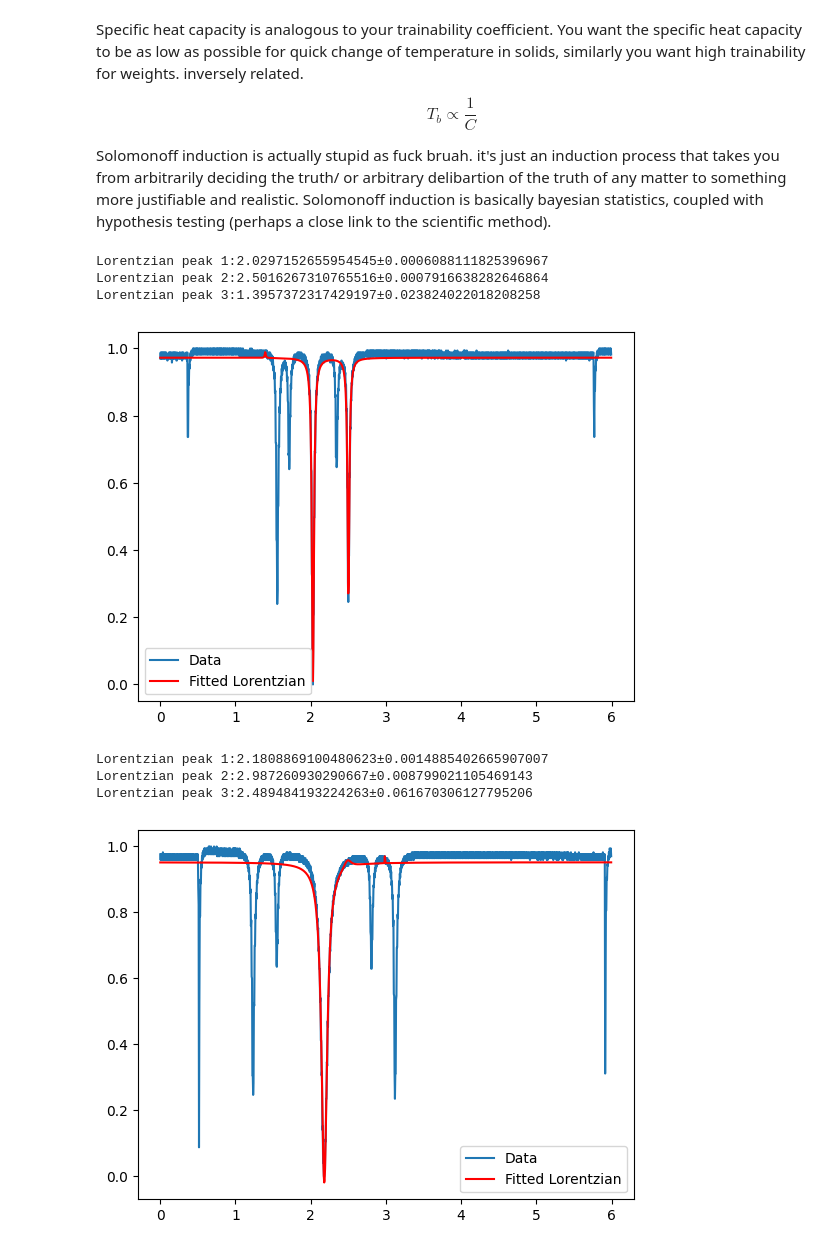
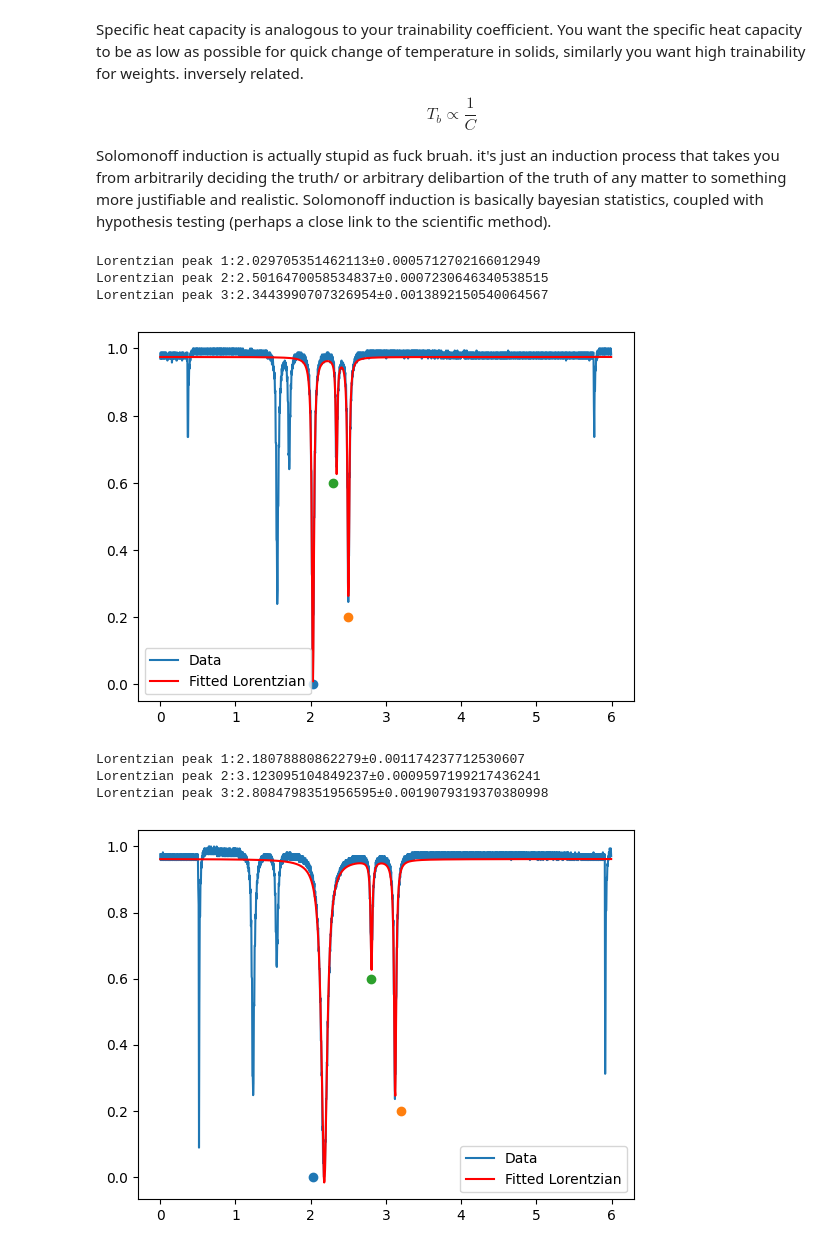
Before and after one commit to imathrock/Optical_Pumping, a Jupyter notebook: Data_analysis.ipynb, the cells around one changed output. Cells and saved outputs as stored; diff of their text form; code cells hidden in the pictures.

```diff
--- a/Data_analysis.ipynb
+++ b/Data_analysis.ipynb
@@ -68,24 +68,27 @@ def fit_lorentzian(p0,df):
     print(f"Lorentzian peak 2:{popt[5]}±{perr[5]}")
     print(f"Lorentzian peak 3:{popt[8]}±{perr[8]}")
     plt.plot(x_data, y_data, label='Data')
+    plt.scatter(p0[2],p0[1])
+    plt.scatter(p0[5],p0[4])
+    plt.scatter(p0[8],p0[7])
     plt.plot(x_data, triple_lorentzian(x_data, *popt), 'r-', label='Fitted Lorentzian')
     plt.legend()
     plt.show()
     return popt,perr
 # %%
-p0_guess = [1.0,-1.0,2.025,0.018,-0.75,2.5,0.023,-0.5,1.5,0.022]
+p0_guess = [1.0,0,2.025,0.018,0.2,2.5,0.023,0.6,2.3,0.022]
 popt,perr = fit_lorentzian(p0_guess,df_25)
 # %% [output]
-Lorentzian peak 1:2.0297152655954545±0.0006088111825396967
-Lorentzian peak 2:2.5016267310765516±0.0007916638282646864
-Lorentzian peak 3:1.3957372317429197±0.023824022018208258
+Lorentzian peak 1:2.029705351462113±0.0005712702166012949
+Lorentzian peak 2:2.5016470058534837±0.0007230646340538515
+Lorentzian peak 3:2.3443990707326954±0.0013892150540064567
-[figure, old version]
+[figure, new version]
 # %%
-p0_guess = [1.0,-1.0,2.025,0.018,-0.75,3.0,0.023,-0.5,2.5,0.022]
+p0_guess = [1.0,0,2.025,0.018,0.2,3.2,0.023,0.6,2.8,0.022]
 popt,perr = fit_lorentzian(p0_guess,df_50)
 # %% [output]
-Lorentzian peak 1:2.1808869100480623±0.0014885402665907007
-Lorentzian peak 2:2.987260930290667±0.008799021105469143
-Lorentzian peak 3:2.489484193224263±0.061670306127795206
+Lorentzian peak 1:2.18078880862279±0.001174237712530607
+Lorentzian peak 2:3.123095104849237±0.0009597199217436241
+Lorentzian peak 3:2.8084798351956595±0.0019079319370380998
-[figure, old version]
+[figure, new version]
 # %%
```
Also changed, not shown: parts of 6 cells of this notebook.
